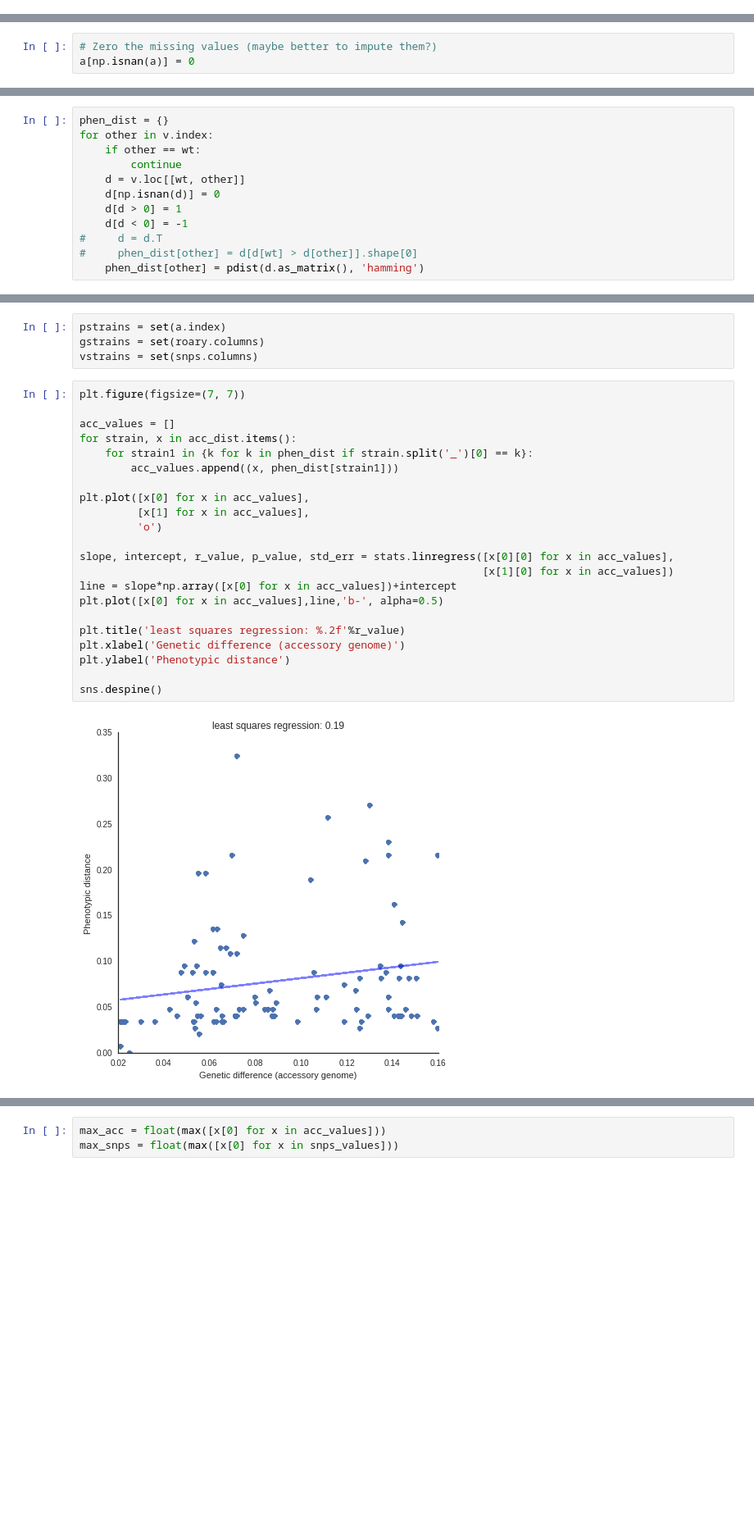
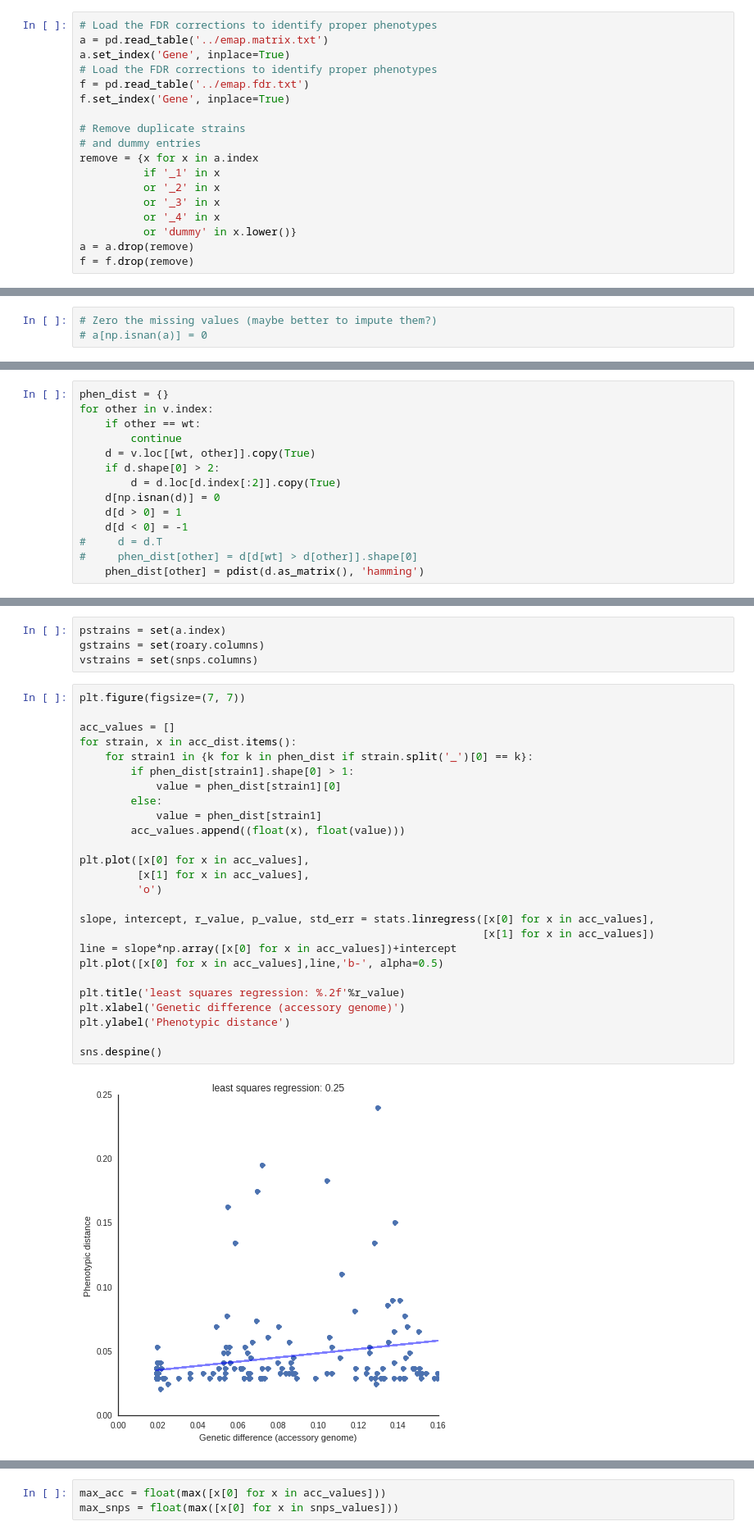
Before and after one commit to mgalardini/screenings, a Jupyter notebook: notebooks/phenotypes_genetics.ipynb, the cells around one changed output, grey strips where cells are left out. Shown: that part at 82% size. Cells and saved outputs as stored; diff of their text form; blank space fills up the shorter version.

```diff
--- a/notebooks/phenotypes_genetics.ipynb
+++ b/notebooks/phenotypes_genetics.ipynb
@@ -44,3 +34,21 @@ a = a.drop(remove)
+# %%
+# Load the FDR corrections to identify proper phenotypes
+a = pd.read_table('../emap.matrix.txt')
+a.set_index('Gene', inplace=True)
+# Load the FDR corrections to identify proper phenotypes
+f = pd.read_table('../emap.fdr.txt')
+f.set_index('Gene', inplace=True)
+
+# Remove duplicate strains
+# and dummy entries
+remove = {x for x in a.index
+          if '_1' in x
+          or '_2' in x
+          or '_3' in x
+          or '_4' in x
+          or 'dummy' in x.lower()}
+a = a.drop(remove)
+f = f.drop(remove)
 # %%
 # "Polish" the index
 a.index = [a.index[i].split()[0] for i in range(len(a.index))]
@@ -47,3 +56,3 @@ a.index = [a.index[i].split()[0] for i in range(len(a.index))]
 # %%
 # Zero the missing values (maybe better to impute them?)
-a[np.isnan(a)] = 0
+# a[np.isnan(a)] = 0
@@ -61,7 +65,9 @@ phen_dist = {}
 for other in v.index:
     if other == wt:
         continue
-    d = v.loc[[wt, other]]
+    d = v.loc[[wt, other]].copy(True)
+    if d.shape[0] > 2:
+        d = d.loc[d.index[:2]].copy(True)
     d[np.isnan(d)] = 0
     d[d > 0] = 1
     d[d < 0] = -1
@@ -95,27 +101,31 @@ vstrains = set(snps.columns)
 # %%
 plt.figure(figsize=(7, 7))
 
 acc_values = []
 for strain, x in acc_dist.items():
     for strain1 in {k for k in phen_dist if strain.split('_')[0] == k}:
-        acc_values.append((x, phen_dist[strain1]))
+        if phen_dist[strain1].shape[0] > 1:
+            value = phen_dist[strain1][0]
+        else:
+            value = phen_dist[strain1]
+        acc_values.append((float(x), float(value)))
 
 plt.plot([x[0] for x in acc_values],
          [x[1] for x in acc_values],
          'o')
 
-slope, intercept, r_value, p_value, std_err = stats.linregress([x[0][0] for x in acc_values],
-                                                               [x[1][0] for x in acc_values])
+slope, intercept, r_value, p_value, std_err = stats.linregress([x[0] for x in acc_values],
+                                                               [x[1] for x in acc_values])
 line = slope*np.array([x[0] for x in acc_values])+intercept
 plt.plot([x[0] for x in acc_values],line,'b-', alpha=0.5)
 
 plt.title('least squares regression: %.2f'%r_value)
 plt.xlabel('Genetic difference (accessory genome)')
 plt.ylabel('Phenotypic distance')
 
 sns.despine()
 # %% [output]
-[figure, old version]
+[figure, new version]
 # %%
 plt.figure(figsize=(7, 7))
 
```
Also changed, not shown: parts of 17 cells of this notebook, 1 other file.
